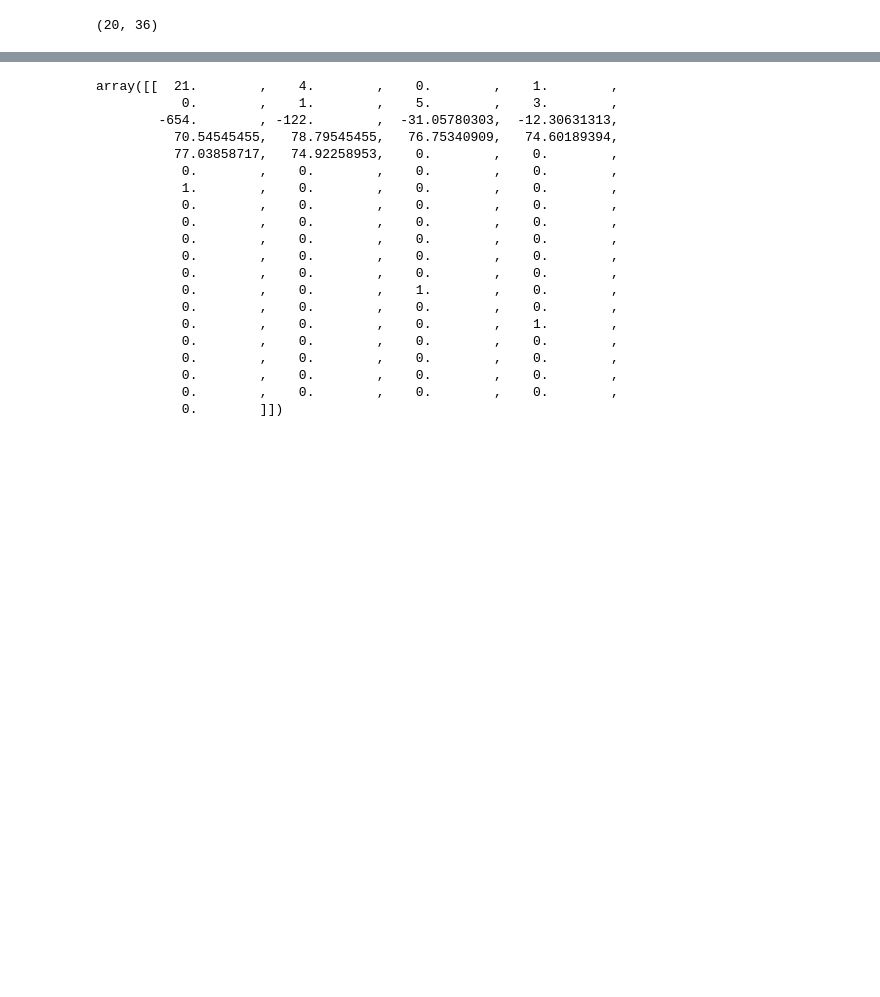
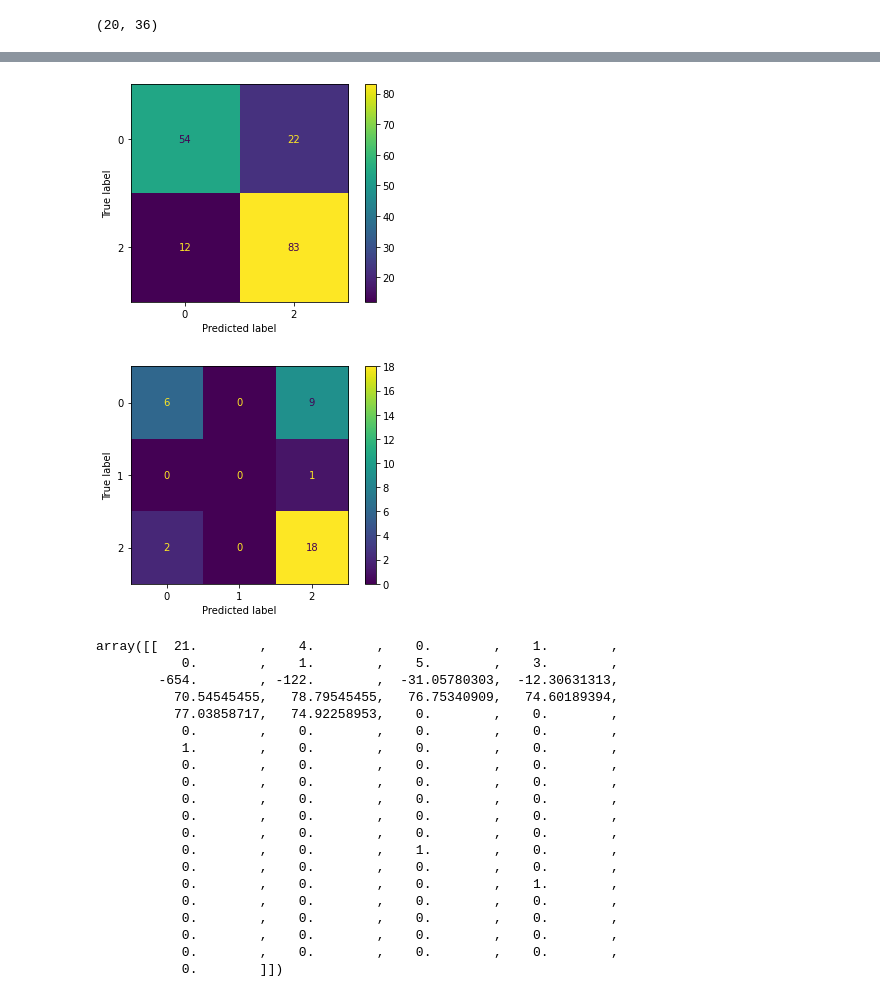
Before and after one commit to TomGallagher98/Thomas_Gallagher_Thesis, a Jupyter notebook: Data/AFL_Stats/FeatureEngineering.ipynb, the cells around one changed output, grey strips where cells are left out. Cells and saved outputs as stored; diff of their text form; code cells hidden in the pictures; blank space fills up the shorter version.

```diff
--- a/Data/AFL_Stats/FeatureEngineering.ipynb
+++ b/Data/AFL_Stats/FeatureEngineering.ipynb
@@ -303,0 +296,5 @@ ValueError: Target scores need to be probabilities for multiclass roc_auc, i.e.
+# %%
+a_2012_ohe = np.hstack([x_train_2012])
+a_valid = np.hstack([x_valid_2012])
+
+a_2012_ohe
@@ -303,0 +309,7 @@ ValueError: Target scores need to be probabilities for multiclass roc_auc, i.e.
+# %%
+model_2.best_estimator_
+s_model = model_2.best_estimator_
+%time s_model.fit(a_2012_ohe, y_train_2012)
+# print(bag_model)
+print_score(bag_model, a_2012_ohe, a_valid)
+# %% [output]
@@ -303,0 +319,2 @@ ValueError: Target scores need to be probabilities for multiclass roc_auc, i.e.
+[figure, added]
+[figure, added]
```
Also changed, not shown: parts of 7 cells of this notebook, 3 other files.
